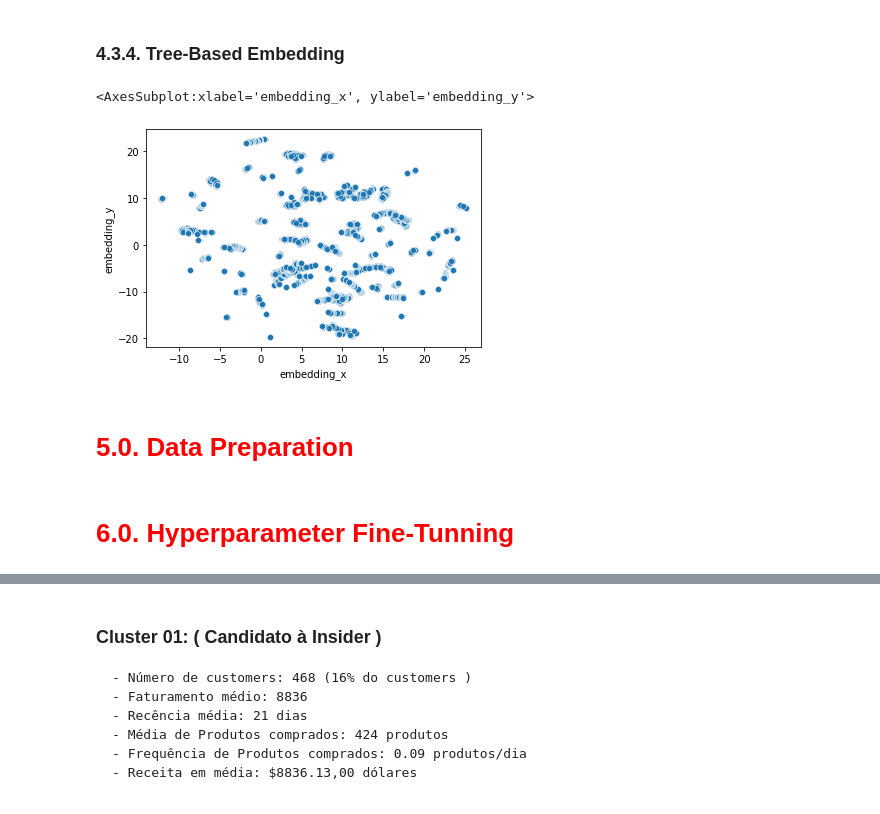
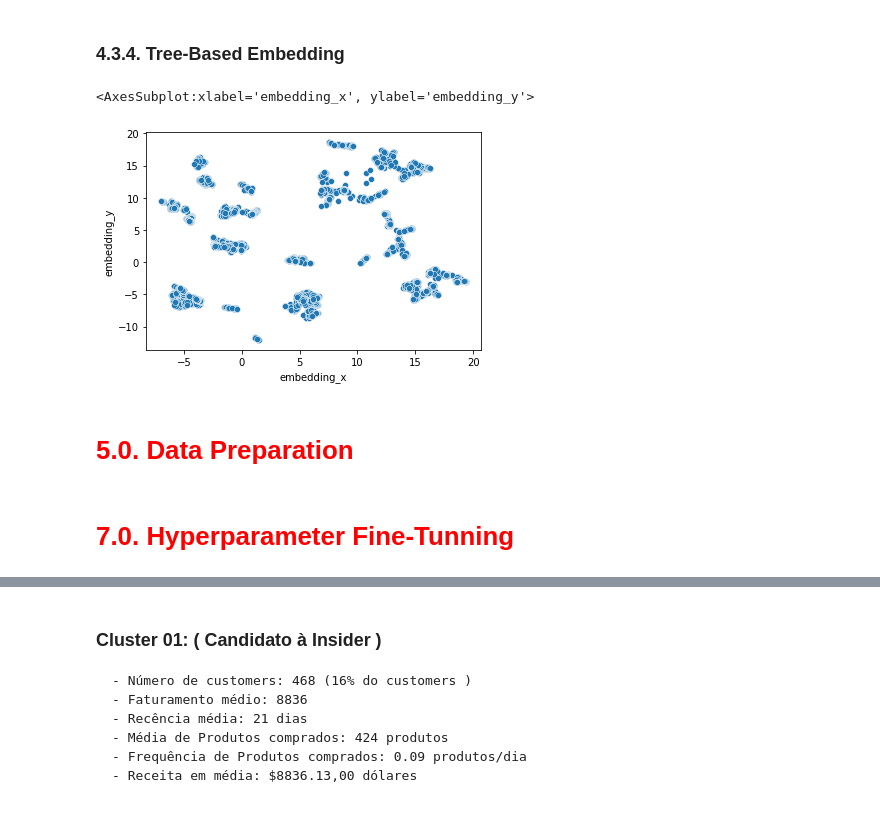
Before and after one commit to alessandra-barbosa/insiders_clustering_ecommerce, a Jupyter notebook: src/model/10-ab-deploy.ipynb, the cells around one changed output, grey strips where cells are left out. Drawn from its saved outputs; the diff is of its cells as text; code cells hidden in the pictures.

```diff
--- a/src/model/10-ab-deploy.ipynb
+++ b/src/model/10-ab-deploy.ipynb
@@ -32,8 +38,8 @@ pwd
 # %%
 # load data
-path = r'/home/alessandra/repos/insiders_clustering_ecommerce'## linux
-#path = r'C:/Users/Utente77/repos/insiders_clustering_ecommerce' ##windows
+#path_local = '/Users/meigarom.lopes/repos/pa005_insiders_clustering/insiders_clustering/'
+path_s3 = 's3://insiders-dataset/'
+df_raw = pd.read_csv( path_s3 + 'Ecommerce.csv', encoding='iso-8859-1' )
 
-df_raw = pd.read_csv( path + '/data/raw/Ecommerce.csv' )
 # drop extra column
 df_raw = df_raw.drop( columns=['Unnamed: 8'], axis=1 )
@@ -383,3 +383,23 @@ X = df43.copy()
+# %%
+mm = pp.MinMaxScaler()
+fs = s3fs.S3FileSystem( anon=False, key=AWS_ACCESS_KEY_ID , secret=AWS_SECRET_ACCESS_KEY )
+
+gross_revenue_scaler = pickle.load( fs.open( 's3://insiders-dataset/gross_revenue_scaler.pkl', 'rb') )
+df43['gross_revenue'] = gross_revenue_scaler.transform( df43[['gross_revenue']] )
+
+recency_days_scaler = pickle.load( fs.open( 's3://insiders-dataset/recency_days_scaler.pkl', 'rb' ) )
+df43['recency_days']  = recency_days_scaler.transform( df43[['recency_days']] )
+
+qtde_products_scaler = pickle.load( fs.open( 's3://insiders-dataset/qtde_products_scaler.pkl', 'rb' ) )
+df43['qtde_products'] = qtde_products_scaler.transform( df43[['qtde_products']])
+
+frequency_scaler = pickle.load( fs.open( 's3://insiders-dataset/frequency_scaler.pkl', 'rb' ) )
+df43['frequency'] = frequency_scaler.transform( df43[['frequency']])
+
+qtde_returns_scaler = pickle.load( fs.open( 's3://insiders-dataset/qtde_returns_scaler.pkl', 'rb' ) )
+df43['qtde_returns']  = qtde_returns_scaler.transform( df43[['qtde_returns']])
+
+X = df43.copy()
 # %%
 X.shape
 # %% [output]
@@ -456,31 +476,38 @@ sns.scatterplot( x='embedding_x',
 X = df43.drop( columns=['gross_revenue'], axis=1 )
 y = df43['gross_revenue']
 
-# model definition
-rf_model = en.RandomForestRegressor( n_estimators=100, random_state=42 )
+## model definition
+#rf_model = en.RandomForestRegressor( n_estimators=100, random_state=42 )
+#
+## model training
+#rf_model.fit( X, y )
 
-# model training
-rf_model.fit( X, y )
+#rf_model = pickle.load( open( '../models/rf_model.pkl', 'rb' ) )
+rf_model = pickle.load( fs.open( 's3://insiders-dataset/rf_model.pkl', 'rb' ) )
 
 # Leaf
 df_leaf = pd.DataFrame( rf_model.apply( X ) )
 # %%
 # Reduzer dimensionality
-reducer = umap.UMAP( random_state=42 )
-embedding = reducer.fit_transform( df_leaf )
+#reducer = umap.UMAP( random_state=42 )
+#embedding = reducer.fit_transform( df_leaf )
+
+#reducer = pickle.load( open( '../features/umap_reducer.pkl', 'rb' ) )
+reducer = pickle.load( fs.open( 's3://insiders-dataset/umap_reducer.pkl', 'rb' ) )
+embedding = reducer.transform( df_leaf )
 
 # embedding
 df_tree = pd.DataFrame()
 df_tree['embedding_x'] = embedding[:, 0]
 df_tree['embedding_y'] = embedding[:, 1]
 
 # plot UMAP
 sns.scatterplot( x='embedding_x',
                  y='embedding_y',
                  data=df_tree )
 # %% [output]
 <AxesSubplot:xlabel='embedding_x', ylabel='embedding_y'>
-[figure, old version]
+[figure, new version]
 # %% [markdown]
 # <font color='red'> 5.0. Data Preparation </font>
 # %%
@@ -493,7 +520,7 @@ df5 = df_tree.copy()
 # TSNE Embedding
 #df5 = df_tsne.copy()
 # %% [markdown]
-# <font color='red'> 6.0. Hyperparameter Fine-Tunning </font>
+# <font color='red'> 7.0. Hyperparameter Fine-Tunning </font>
 # %%
 X = df5.copy()
 # %%
```
Also changed, not shown: parts of 42 cells of this notebook.
